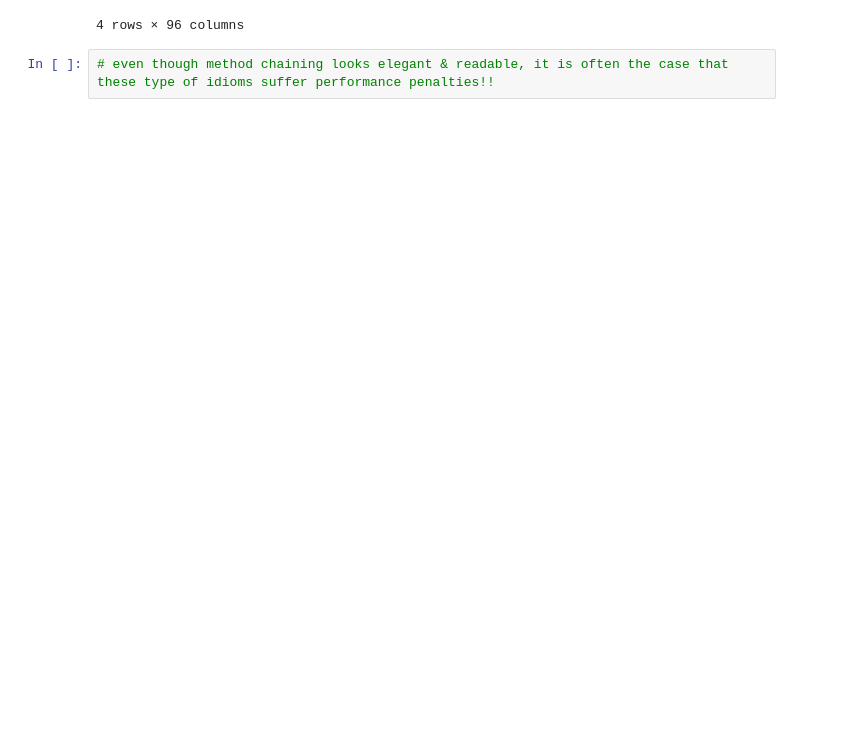
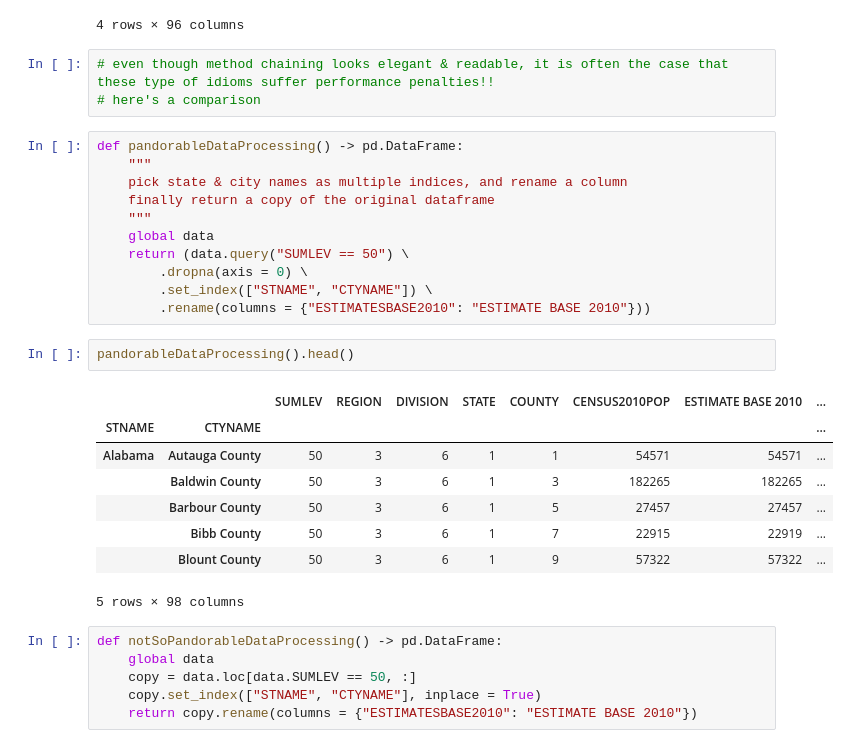
Before and after one commit to anoban/Introduction-to-Data-Science-in-Python, a Jupyter notebook: Anoban/Idiomatic Pandas.ipynb, the cells around one changed output. Cells and saved outputs as stored; diff of their text form; blank space fills up the shorter version.

```diff
--- a/Anoban/Idiomatic Pandas.ipynb
+++ b/Anoban/Idiomatic Pandas.ipynb
@@ -43,3 +43,32 @@ data.where(data.SUMLEV == 50) \
 4 rows × 96 columns
 # %%
 # even though method chaining looks elegant & readable, it is often the case that these type of idioms suffer performance penalties!!
+# here's a comparison
+# %%
+def pandorableDataProcessing() -> pd.DataFrame:
+    """
+    pick state & city names as multiple indices, and rename a column
+    finally return a copy of the original dataframe
+    """
+    global data
+    return (data.query("SUMLEV == 50") \
+        .dropna(axis = 0) \
+        .set_index(["STNAME", "CTYNAME"]) \
+        .rename(columns = {"ESTIMATESBASE2010": "ESTIMATE BASE 2010"}))
+# %%
+pandorableDataProcessing().head()
+# %% [output]
+|  |  | SUMLEV | REGION | DIVISION | STATE | COUNTY | CENSUS2010POP | ESTIMATE BASE 2010 | ... |
+| STNAME | CTYNAME |  |  |  |  |  |  |  | ... |
+| Alabama | Autauga County | 50 | 3 | 6 | 1 | 1 | 54571 | 54571 | ... |
+|  | Baldwin County | 50 | 3 | 6 | 1 | 3 | 182265 | 182265 | ... |
+|  | Barbour County | 50 | 3 | 6 | 1 | 5 | 27457 | 27457 | ... |
+|  | Bibb County | 50 | 3 | 6 | 1 | 7 | 22915 | 22919 | ... |
+|  | Blount County | 50 | 3 | 6 | 1 | 9 | 57322 | 57322 | ... |
+5 rows × 98 columns
+# %%
+def notSoPandorableDataProcessing() -> pd.DataFrame:
+    global data
+    copy = data.loc[data.SUMLEV == 50, :]
+    copy.set_index(["STNAME", "CTYNAME"], inplace = True)
+    return copy.rename(columns = {"ESTIMATESBASE2010": "ESTIMATE BASE 2010"})
```
Also changed, not shown: parts of 9 cells of this notebook, 1 other file.
